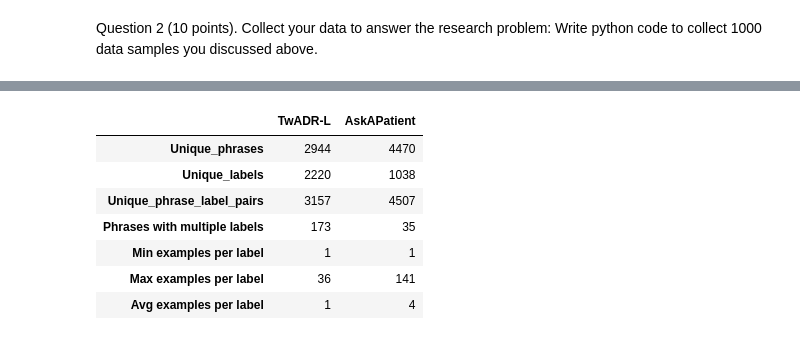
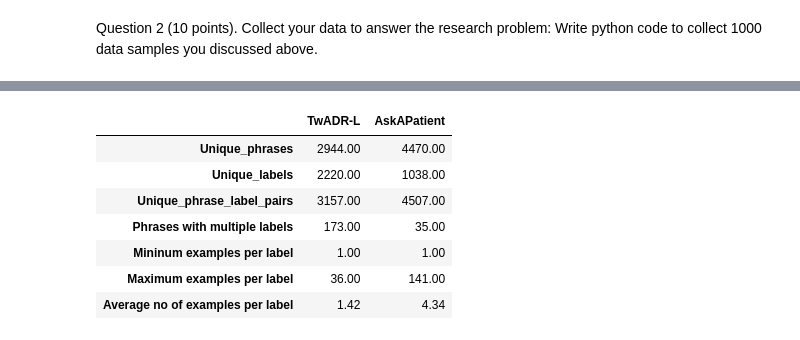
Before and after one commit to JayanthPrudhivi6/JayanthPrudhivi_INFO5502_Spring2022, a Jupyter notebook: lab_assignment_03.ipynb, the cells around one changed output, grey strips where cells are left out. Saved outputs shown, nothing was run; the diff lists cells and outputs as text; code cells hidden in the pictures.

```diff
--- a/lab_assignment_03.ipynb
+++ b/lab_assignment_03.ipynb
@@ -85,0 +124,4 @@ Length of DataFrame: 1000
+# %%
+# scrapping rating for movies
+scraped_ratings = soup.find_all('td', class_='ratingColumn imdbRating')
+scraped_ratings
@@ -85,0 +146,7 @@ Length of DataFrame: 1000
+# %%
+# parsing ratings
+ratings = []
+for rating in scraped_ratings:
+    rating = rating.get_text().replace('\n', '')
+    ratings.append(rating)
+ratings
@@ -85,0 +171,5 @@ Length of DataFrame: 1000
+# %%
+data = pd.DataFrame() #creating a data frame and adding Movie Names & Ratings columns into it.
+data['Movie Names'] = movies
+data['Ratings'] = ratings
+data.head()
@@ -143,54 +244,46 @@ dataset is used in all our experiments.
+# %%
+import pandas as pd
+import glob
+final_res_df = pd.DataFrame() # final result data frame
 # %%
-# You code here (Please add comments in the code):
-#(1).
-import glob
-import numpy as np
-result_df =  pd.DataFrame()
-# we iterate through both datasets
-for dataset in ['TwADR-L', 'AskAPatient']:
-    result = {}
-    df = pd.DataFrame()
-    for filepath in glob.glob('//content/drive/MyDrive/datasets/{}/*.txt'.format(dataset)):
-        data = pd.read_csv(filepath, sep = "\t", header = None, encoding= 'unicode_escape')
-        df = df.append(data)
-    # we create combined dataframe by combining Each dataset text files.
-    df = df.reset_index(drop=True)
-    df['phrase_label'] = df[1] + " " + df[2]
-    df.columns = ['id', 'labels', 'phrases', 'phrase-label']
-    # type casting to str
-    df = df.astype({"id": str})
-    # converting all values to lower case
-    for columns in df.columns:
-        df[columns] = df[columns].str.lower()
-
-    # dropping duplicates
-    df = df.drop_duplicates('phrase-label')
-
-    # storing results of the table in dictionary
-    result['Unique_phrases'] = len(df['phrases'].unique())
-    result['Unique_labels'] = len(df['labels'].unique())
-    result['Unique_phrase_label_pairs'] = df.shape[0]
-    df1 = pd.DataFrame(df['phrases'].value_counts())
-    result['Phrases with multiple labels'] = df1[df1['phrases'] > 1].shape[0]
-    result['Min examples per label'] = df['labels'].value_counts().values.min()
-    result['Max examples per label'] = df['labels'].value_counts().values.max()
-    result['Avg examples per label'] = round(df['labels'].value_counts().mean(), 2)
-    result_df = result_df.append(result, ignore_index=True)
+# Using for loop,iterating through datasets TwADR-L,AskAPatient
+for i in ['TwADR-L', 'AskAPatient']:
+    res = {}  #creating res dictionary
+    dframe = pd.DataFrame()        #Creating dataframe 'dframe'
+    for path in glob.glob('/content/drive/MyDrive/datasets/{}/*.txt'.format(i)):
+        data = pd.read_csv(path, sep = "\t", header = None, encoding= 'unicode_escape')
+        dframe = dframe.append(data)
+    dframe = dframe.reset_index(drop=True)   # Creating combined dataframe by combining each dataset text files.
+    dframe['phrase_label'] = dframe[1] + " " + dframe[2]
+    dframe.columns = ['id', 'labels', 'phrases', 'phrase-label']
+    dframe = dframe.astype({"id": str})      # type casting the id column to str
+    for columns in dframe.columns:           # converting all values to lower case
+        dframe[columns] = dframe[columns].str.lower()
+    dframe = dframe.drop_duplicates('phrase-label')   # removing duplicate phrase-label pairs
 
 
+    res['Unique_phrases'] = len(dframe['phrases'].unique()) # Storing the resukts into the res dictionary
+    res['Unique_labels'] = len(dframe['labels'].unique())
+    res['Unique_phrase_label_pairs'] = dframe.shape[0]
+    dframe1 = pd.DataFrame(dframe['phrases'].value_counts())
+    res['Phrases with multiple labels'] = dframe1[dframe1['phrases'] > 1].shape[0]
+    res['Mininum examples per label'] = dframe['labels'].value_counts().values.min()
+    res['Maximum examples per label'] = dframe['labels'].value_counts().values.max()
+    res['Average no of examples per label'] = round(dframe['labels'].value_counts().mean(), 2)
+    final_res_df = final_res_df.append(res, ignore_index=True) #using res dictionary, appending the final_res_df dataframe
 
-result_df = result_df.T
-result_df = result_df.astype({0: int, 1: int})
-result_df.columns = ['TwADR-L', 'AskAPatient']
 
-result_df
+final_res_df = final_res_df.T
+final_res_df.columns = ['TwADR-L', 'AskAPatient']
+
+final_res_df
 # %% [output]
 |  | TwADR-L | AskAPatient |
-| Unique_phrases | 2944 | 4470 |
-| Unique_labels | 2220 | 1038 |
-| Unique_phrase_label_pairs | 3157 | 4507 |
-| Phrases with multiple labels | 173 | 35 |
-| Min examples per label | 1 | 1 |
-| Max examples per label | 36 | 141 |
-| Avg examples per label | 1 | 4 |
+| Unique_phrases | 2944.00 | 4470.00 |
+| Unique_labels | 2220.00 | 1038.00 |
+| Unique_phrase_label_pairs | 3157.00 | 4507.00 |
+| Phrases with multiple labels | 173.00 | 35.00 |
+| Mininum examples per label | 1.00 | 1.00 |
+| Maximum examples per label | 36.00 | 141.00 |
+| Average no of examples per label | 1.42 | 4.34 |
 # %%
```
Also changed, not shown: parts of 17 cells of this notebook.
